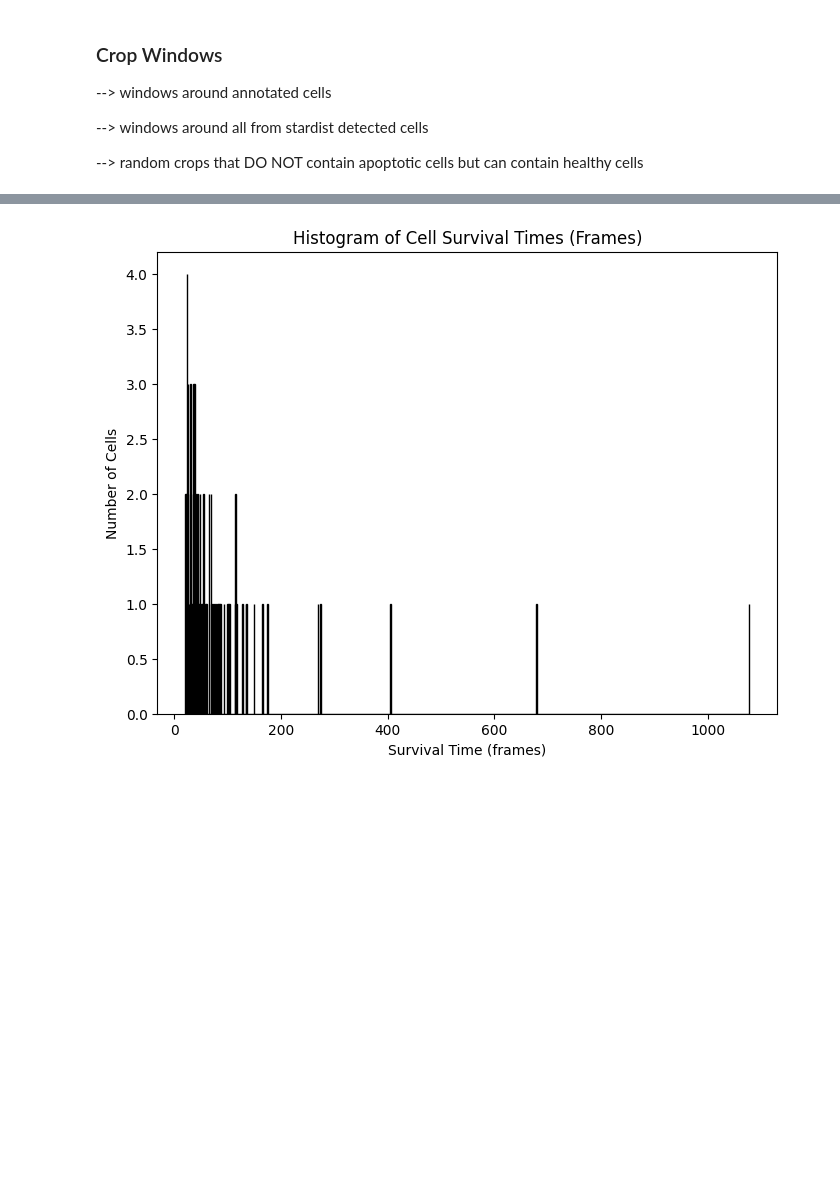
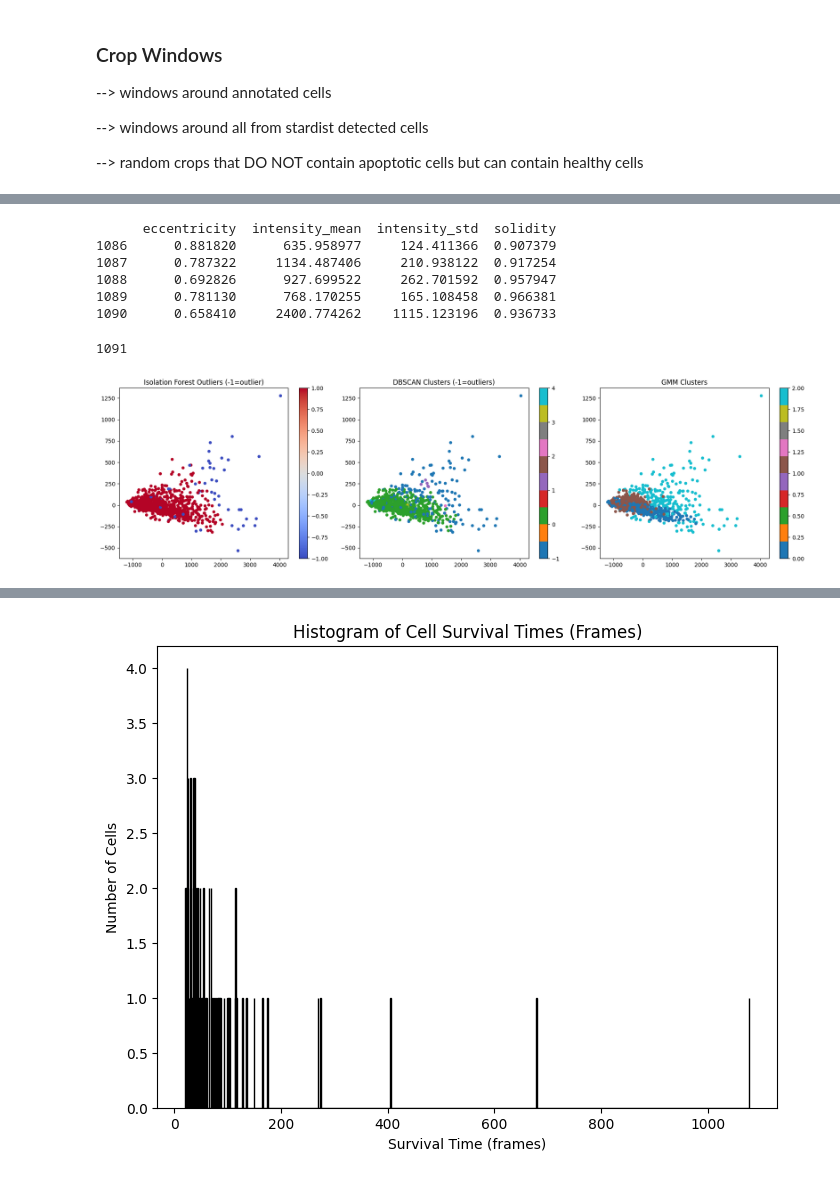
Before and after one commit to nezba00/apoDet, a Jupyter notebook: scripts/04_crop_windows.ipynb, the cells around one changed output, grey strips where cells are left out. Saved outputs shown, nothing was run; the diff lists cells and outputs as text; code cells hidden in the pictures; blank space fills up the shorter version.

```diff
--- a/scripts/04_crop_windows.ipynb
+++ b/scripts/04_crop_windows.ipynb
@@ -471,0 +507,58 @@ Valid Stack = True: acq_freq = 1
+# %%
+features_df = pd.DataFrame(all_features)
+features = features_df[['eccentricity', 'intensity_mean', 'intensity_std', 'solidity']].copy()
+print(features.tail())
+# %% [output]
+      eccentricity  intensity_mean  intensity_std  solidity
+1086      0.881820      635.958977     124.411366  0.907379
+1087      0.787322     1134.487406     210.938122  0.917254
+1088      0.692826      927.699522     262.701592  0.957947
+1089      0.781130      768.170255     165.108458  0.966381
+1090      0.658410     2400.774262    1115.123196  0.936733
+# %%
+scaler = StandardScaler()
+scaled_features = scaler.fit_transform(features)
+# %%
+print(len(scaled_features))
+# %% [output]
+1091
+# %%
+iso = IsolationForest(contamination=0.05).fit(scaled_features)
+features['outlier'] = iso.predict(scaled_features)  # -1 = outlier
+features_df['outlier'] = iso.predict(scaled_features)  # -1 = outlier
+# %%
+# Adjust parameters based on your data density
+clustering = DBSCAN().fit(scaled_features)
+features['cluster_DBSCAN'] = clustering.labels_  # -1 = outliers
+# %%
+gmm = GaussianMixture(n_components=3).fit(scaled_features)
+features['cluster_gmm'] = gmm.predict(scaled_features)
+# %%
+from sklearn.decomposition import PCA
+
+# Reduce to 2D for visualization
+pca = PCA(n_components=2)
+pca_features = pca.fit_transform(features[['eccentricity', 'intensity_mean', 'intensity_std', 'solidity']])
+
+# Create subplots
+fig, axes = plt.subplots(1, 3, figsize=(18, 5))
+
+# Plot Isolation Forest outliers
+sc1 = axes[0].scatter(pca_features[:, 0], pca_features[:, 1], c=features['outlier'], cmap='coolwarm', s=20)
+axes[0].set_title('Isolation Forest Outliers (-1=outlier)')
+fig.colorbar(sc1, ax=axes[0])
+
+# Plot DBSCAN clusters
+sc2 = axes[1].scatter(pca_features[:, 0], pca_features[:, 1], c=features['cluster_DBSCAN'], cmap='tab10', s=20)
+axes[1].set_title('DBSCAN Clusters (-1=outliers)')
+fig.colorbar(sc2, ax=axes[1])
+
+# Plot GMM clusters
+sc3 = axes[2].scatter(pca_features[:, 0], pca_features[:, 1], c=features['cluster_gmm'], cmap='tab10', s=20)
+axes[2].set_title('GMM Clusters')
+fig.colorbar(sc3, ax=axes[2])
+
+plt.tight_layout()
+plt.show()
+# %% [output]
+[figure, added]
```
Also changed, not shown: parts of 12 cells of this notebook, 2 other files.
